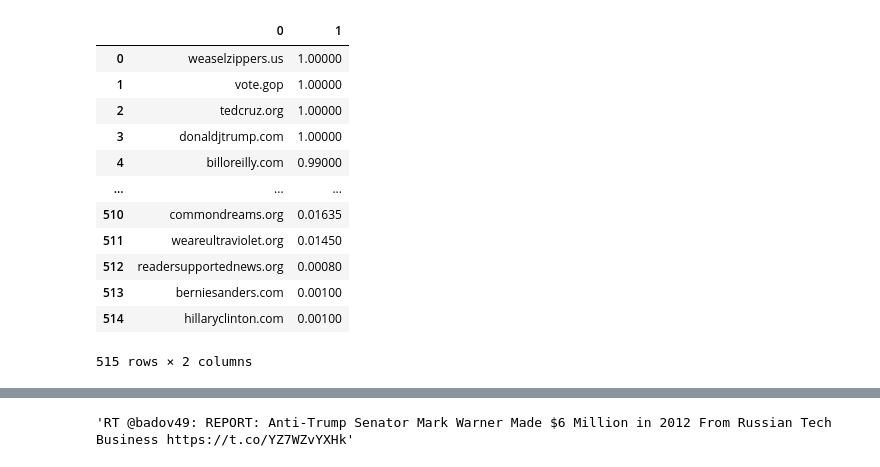
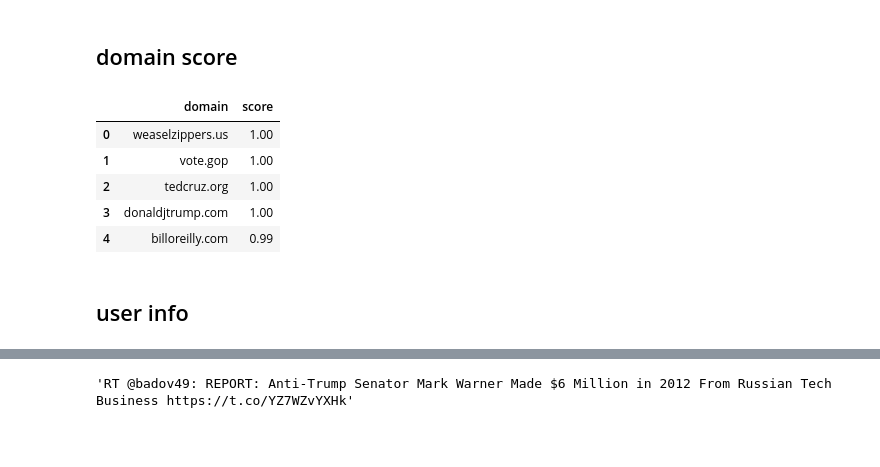
Before and after one commit to ReTacH/Echo, a Jupyter notebook: Project Notebook.ipynb, the cells around one changed output, grey strips where cells are left out. Saved outputs shown, nothing was run; the diff lists cells and outputs as text; code cells hidden in the pictures; blank space fills up the shorter version.

```diff
--- a/Project Notebook.ipynb
+++ b/Project Notebook.ipynb
@@ -5,24 +5,33 @@ from matplotlib import pyplot as plt
 import seaborn as sns
 import math
 import gzip
+# %% [markdown]
+## domain score
 # %%
 domain_score = pd.read_csv("domains_ideology_score_LADA.txt", delimiter = "\t", header=None)
 user_polarity = pd.read_csv("USER_POLARITY_BARBERA.txt", delimiter = "\t", header=None)
+# %%
+domain_score = domain_score.rename(columns={
+    0: "domain",
+    1: "score"
+})
+# score close to 1: conservative
+# score close to 0: liberal
+"""
+obtained from Bakshy et al,
+removed a few domains that are not owned by news organizations (e.g., wikipedia.org or reddit.com),
+and added shortened versions of news domains to the list (e.g. fxn.ws for foxnews.com).
+"""
 # %%
-domain_score
+domain_score.head(5)
 # %% [output]
-|  | 0 | 1 |
-| 0 | weaselzippers.us | 1.00000 |
-| 1 | vote.gop | 1.00000 |
-| 2 | tedcruz.org | 1.00000 |
-| 3 | donaldjtrump.com | 1.00000 |
-| 4 | billoreilly.com | 0.99000 |
-| ... | ... | ... |
-| 510 | commondreams.org | 0.01635 |
-| 511 | weareultraviolet.org | 0.01450 |
-| 512 | readersupportednews.org | 0.00080 |
-| 513 | berniesanders.com | 0.00100 |
-| 514 | hillaryclinton.com | 0.00100 |
+|  | domain | score |
+| 0 | weaselzippers.us | 1.00 |
+| 1 | vote.gop | 1.00 |
+| 2 | tedcruz.org | 1.00 |
+| 3 | donaldjtrump.com | 1.00 |
+| 4 | billoreilly.com | 0.99 |
-515 rows × 2 columns
+# %% [markdown]
+## user info
 # %%
 obamacare_userinfo = pd.read_csv("obamacare/userinfo.txt", delimiter = "\t", header = None, lineterminator='\n')
```
Also changed, not shown: parts of 11 cells of this notebook, 1 other file.
